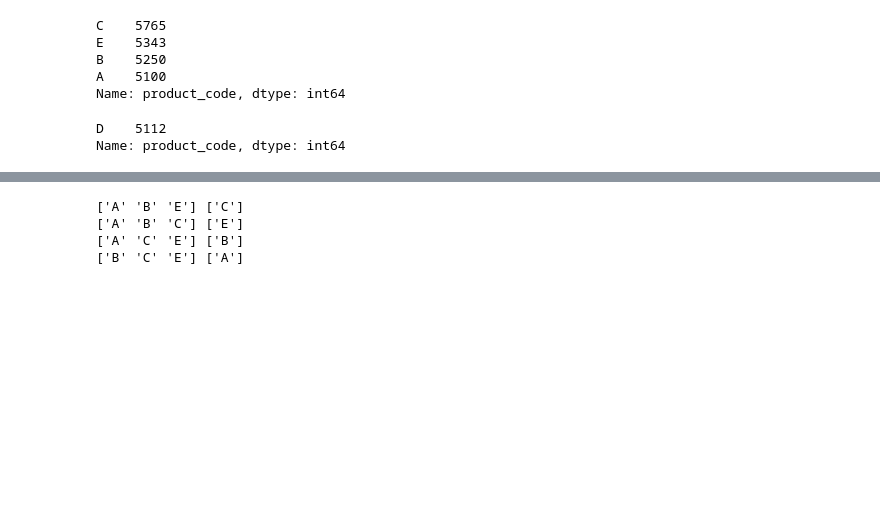
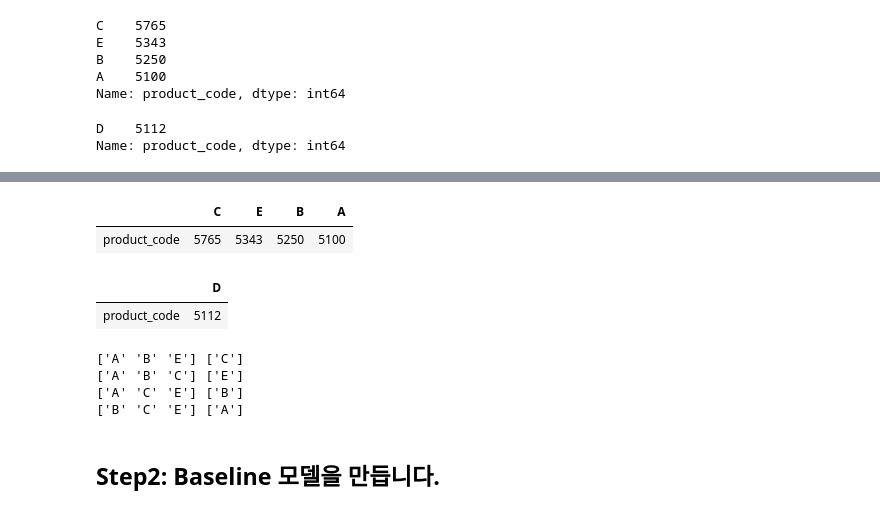
Before and after one commit to sunkusun9/DS_lv3_2410_2, a Jupyter notebook: sec_ds_lv3_prob1_kaggle.ipynb, the cells around one changed output, grey strips where cells are left out. Cells and saved outputs as stored; diff of their text form; code cells hidden in the pictures; blank space fills up the shorter version.

```diff
--- a/sec_ds_lv3_prob1_kaggle.ipynb
+++ b/sec_ds_lv3_prob1_kaggle.ipynb
@@ -129,0 +104,40 @@ Name: product_code, dtype: int64
+# %%
+# 방법 2 : train / test를 통합하여 처리해봅니다.
+
+from sklearn.experimental import enable_iterative_imputer# 구문을 사용하여 실험 단계인 모듈을 활성화하고,
+from sklearn.impute import IterativeImputer
+from sklearn.linear_model import LinearRegression
+from sklearn.metrics import r2_score
+
+X_imp = ['measurement_{}'.format(i) for i in range(3, 10)] + ['measurement_17']
+# train에 등장하지 않은 수준이 있습니다, test를 포함하여 결측처리 모델을 만듭니다.
+s_imp = pd.concat([
+        df_train[X_imp + ['product_code']],
+        df_test[X_imp + ['product_code']]
+], axis=0).groupby('product_code')\
+.apply(
+    lambda x: IterativeImputer(estimator=LinearRegression(),random_state=123).fit(x[X_imp])
+)
+# train에 적용합니다.
+df_train[X_imp] = df_train[X_imp + ['product_code']]\
+            .groupby('product_code')\
+            .apply(
+                lambda x: pd.DataFrame(s_imp.loc[x.name].transform(x[X_imp]), index=x.index, columns=X_imp)
+            )
+# test에 적용합니다.
+df_test[X_imp] = df_test[X_imp + ['product_code']]\
+            .groupby('product_code')\
+            .apply(
+                lambda x: pd.DataFrame(s_imp.loc[x.name].transform(x[X_imp]), index=x.index, columns=X_imp)
+            )
+X_mean = ['measurement_{}'.format(i) for i in range(10, 17)]
+# train에 등장하지 않은 범주를 처리하기 위해 합치니다.
+df_mean = pd.concat([
+            df_train[['product_code'] + X_mean],
+            df_test[['product_code'] + X_mean]
+        ]).groupby('product_code')[X_mean].agg('mean')
+
+df_train[X_mean] = df_train.groupby('product_code')[X_mean]\
+            .apply(lambda x: pd.DataFrame(x.fillna(df_mean.loc[x.name]), index=x.index, columns=x.columns))
+df_test[X_mean] = df_test.groupby('product_code')[X_mean]\
+            .apply(lambda x: pd.DataFrame(x.fillna(df_mean.loc[x.name]), index=x.index, columns=x.columns))
@@ -129,0 +147,3 @@ Name: product_code, dtype: int64
+# %%
+df_train['loading_log'] = np.log(df_train['loading'])
+df_test['loading_log'] = np.log(df_test['loading'])
@@ -130,3 +187,13 @@ Name: product_code, dtype: int64
+# %%
+df_train['product_code'].value_counts().to_frame().T
+# %% [output]
+|  | C | E | B | A |
+| product_code | 5765 | 5343 | 5250 | 5100 |
+# %%
+df_test['product_code'].value_counts().to_frame().T
+# %% [output]
+|  | D |
+| product_code | 5112 |
 # %%
 X_all = df_test.columns.tolist()
 # %%
@@ -144,0 +265,2 @@ for train_idx, valid_idx in gcv.split(
+# %% [markdown]
+## Step2: Baseline 모델을 만듭니다.
```
Also changed, not shown: parts of 37 cells of this notebook.
